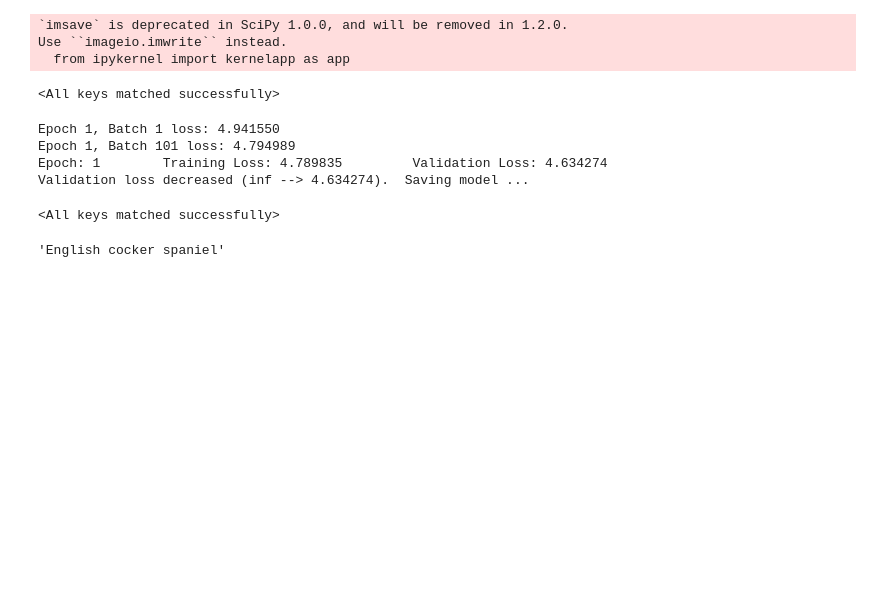
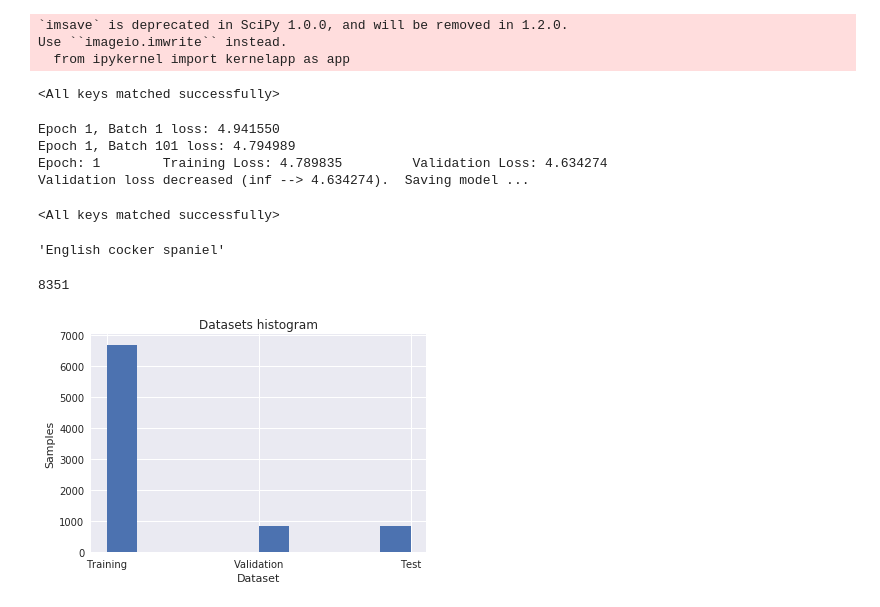
Before and after one commit to NullOsama/Dog-classification, a Jupyter notebook: DataExploration.ipynb, the cells around one changed output. Cells and saved outputs as stored; diff of their text form; code cells hidden in the pictures; blank space fills up the shorter version.

```diff
--- a/DataExploration.ipynb
+++ b/DataExploration.ipynb
@@ -221,0 +244,25 @@ predict_breed_transfer(model_transfer, class_names, 'dogImages/test/001.Affenpin
+# %%
+import matplotlib.pyplot as plt
+import seaborn as sns
+import numpy as np
+sns.set()
+# %%
+data = np.array(['Training']*6680)
+# 'Validation', 'Test']
+# [6680, 835, 836]
+# plt.hist()
+# %%
+for i in range(836):
+    data.append('Test')
+# %%
+len(data)
+# %% [output]
+8351
+# %%
+plt.hist(data)
+plt.title('Datasets histogram')
+plt.xlabel('Dataset')
+plt.ylabel('Samples')
+plt.show()
+# %% [output]
+[figure, added]
```
Also changed, not shown: parts of 5 cells of this notebook.
